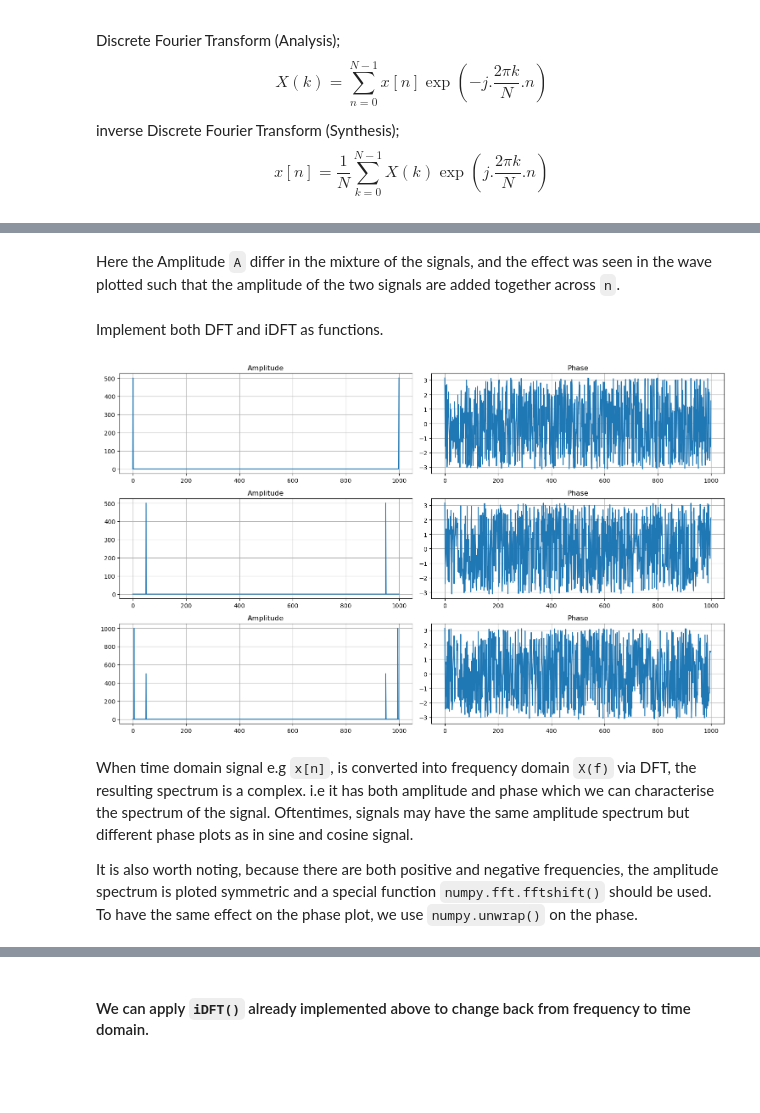
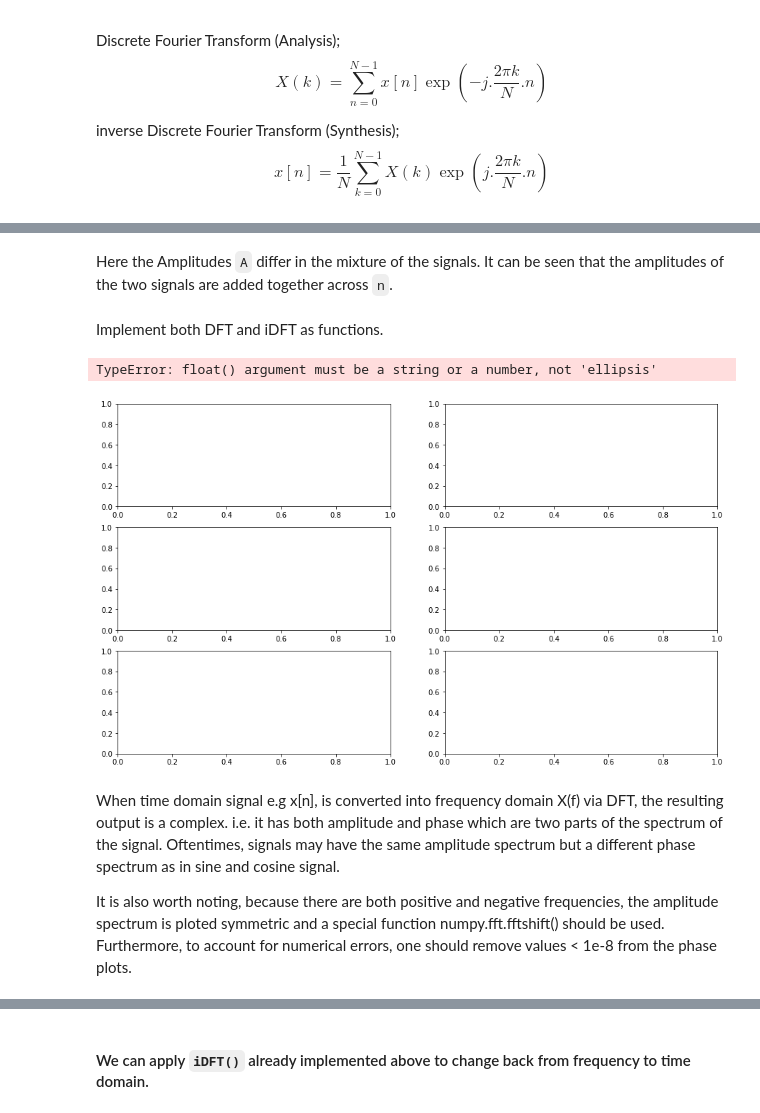
Before and after one commit to kerim325/SIP_Tutorials, a Jupyter notebook: Conv_DFT/SIP_SS23_Convolution-DFT_Tutorial.ipynb, the cells around one changed output, grey strips where cells are left out. Drawn from its saved outputs; the diff is of its cells as text; code cells hidden in the pictures; blank space fills up the shorter version.

```diff
--- a/Conv_DFT/SIP_SS23_Convolution-DFT_Tutorial.ipynb
+++ b/Conv_DFT/SIP_SS23_Convolution-DFT_Tutorial.ipynb
@@ -98,5 +95,5 @@ Text(0, 0.5, '$s_{3}[n]$')
 # %% [markdown]
-Here the Amplitude `A` differ in the mixture of the signals, and the effect was seen in the wave plotted such that the amplitude of the two signals are added together across `n`.
+Here the Amplitudes `A` differ in the mixture of the signals. It can be seen that the amplitudes of the two signals are added together across `n`.
 # %% [markdown]
 Implement both DFT and iDFT as functions.
 # %%
@@ -130,12 +127,42 @@ S2 = DFT(...)
 S3 = DFT(...)
 # %%
 # plots
+
+fig, ax = plt.subplots(3, 2, figsize=(15,9))
+ax[0, 0].plot(...)
+ax[0, 0].grid()
+ax[0, 0].set_title('Amplitude')
+
+ax[0, 1].plot(...)
+ax[0, 1].grid()
+ax[0, 1].set_title('Phase')
+
+
+ax[1, 0].plot(...)
+ax[1, 0].grid()
+ax[1, 0].set_title('Amplitude')
+
+ax[1, 1].plot(...)
+ax[1, 1].grid()
+ax[1, 1].set_title('Phase')
+
+
+ax[2, 0].plot(...)
+ax[2, 0].grid()
+ax[2, 0].set_title('Amplitude')
+
+ax[2, 1].plot(...)
+ax[2, 1].grid()
+ax[2, 1].set_title('Phase')
+
+plt.tight_layout()
 # %% [output]
+TypeError: float() argument must be a string or a number, not 'ellipsis'
-[figure, old version]
+[figure, new version]
 # %% [markdown]
-When time domain signal e.g `x[n]`, is converted into frequency domain `X(f)` via DFT, the resulting spectrum is a complex. i.e it has both amplitude and phase which we can characterise the spectrum of the signal. Oftentimes, signals may have the same amplitude spectrum but different phase plots as in sine and cosine signal.
+When time domain signal e.g x[n], is converted into frequency domain X(f) via DFT, the resulting output is a complex. i.e. it has both amplitude and phase which are two parts of the spectrum of the signal. Oftentimes, signals may have the same amplitude spectrum but a different phase spectrum as in sine and cosine signal.
 
-It is also worth noting, because there are both positive and negative frequencies, the amplitude spectrum is ploted symmetric and a special function `numpy.fft.fftshift()` should be used. To have the same effect on the phase plot, we use `numpy.unwrap()` on the phase.
+It is also worth noting, because there are both positive and negative frequencies, the amplitude spectrum is ploted symmetric and a special function numpy.fft.fftshift() should be used. Furthermore, to account for numerical errors, one should remove values < 1e-8 from the phase plots.
 # %%
 # plots
 
```
Also changed, not shown: parts of 10 cells of this notebook, 3 other files.
